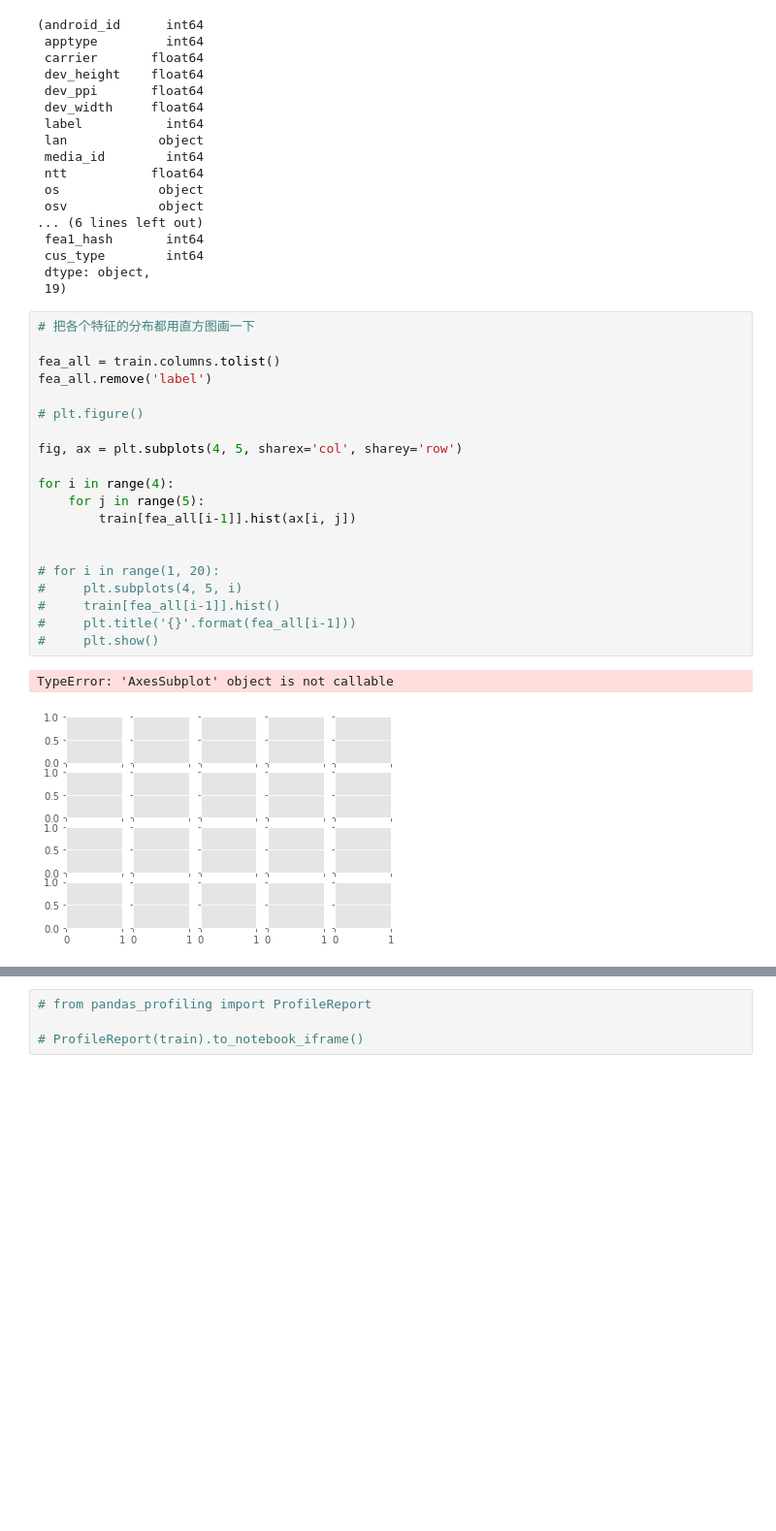
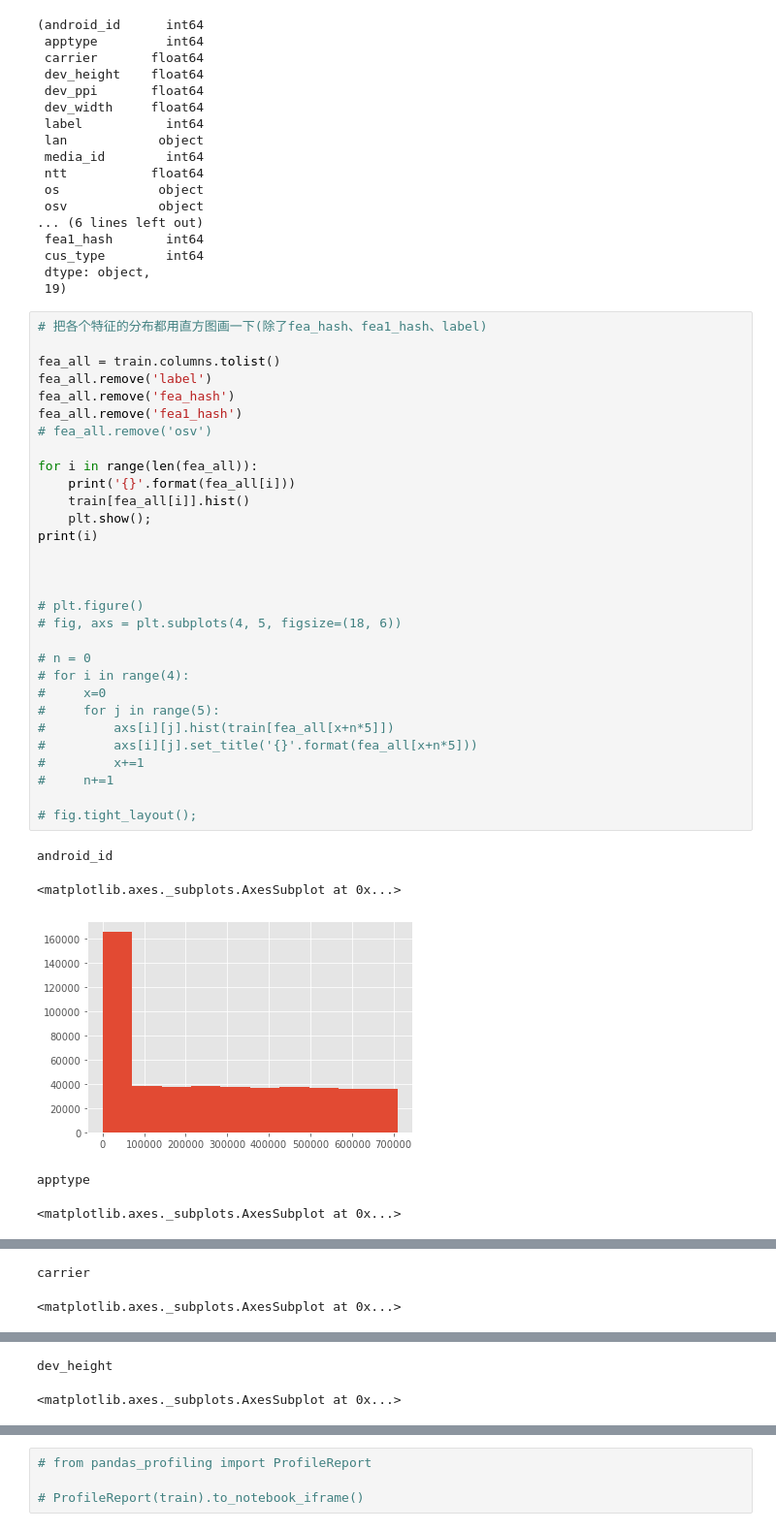
Before and after one commit to xihuishawpy/coggle_11month, a Jupyter notebook: 12月-MarTech_Challenge/test.ipynb, the cells around one changed output, grey strips where cells are left out. Shown at 97% size. Drawn from its saved outputs; the diff is of its cells as text; blank space fills up the shorter version.

```diff
--- a/12月-MarTech_Challenge/test.ipynb
+++ b/12月-MarTech_Challenge/test.ipynb
@@ -64,26 +64,39 @@ train.dtypes,len(train.columns)-1
  cus_type        int64
  dtype: object,
  19)
-# %%
-# 把各个特征的分布都用直方图画一下
-
-fea_all = train.columns.tolist()
-fea_all.remove('label')
-
-# plt.figure()
-
-fig, ax = plt.subplots(4, 5, sharex='col', sharey='row')
-
-for i in range(4):
-    for j in range(5):
-        train[fea_all[i-1]].hist(ax[i, j])
-
-
-# for i in range(1, 20):
-#     plt.subplots(4, 5, i)
-#     train[fea_all[i-1]].hist()
-#     plt.title('{}'.format(fea_all[i-1]))
-#     plt.show()
-# %% [output]
-TypeError: 'AxesSubplot' object is not callable
-[figure, removed]
+# %%
+# 把各个特征的分布都用直方图画一下(除了fea_hash、fea1_hash、label)
+
+fea_all = train.columns.tolist()
+fea_all.remove('label')
+fea_all.remove('fea_hash')
+fea_all.remove('fea1_hash')
+# fea_all.remove('osv')
+
+for i in range(len(fea_all)):
+    print('{}'.format(fea_all[i]))
+    train[fea_all[i]].hist()
+    plt.show();
+print(i)
+
+
+
+# plt.figure()
+# fig, axs = plt.subplots(4, 5, figsize=(18, 6))
+
+# n = 0
+# for i in range(4):
+#     x=0
+#     for j in range(5):
+#         axs[i][j].hist(train[fea_all[x+n*5]])
+#         axs[i][j].set_title('{}'.format(fea_all[x+n*5]))
+#         x+=1
+#     n+=1
+
+# fig.tight_layout();
+# %% [output]
+android_id
+<matplotlib.axes._subplots.AxesSubplot at 0x...>
+[figure, added]
+apptype
+<matplotlib.axes._subplots.AxesSubplot at 0x...>
@@ -89,0 +104,2 @@ TypeError: 'AxesSubplot' object is not callable
+carrier
+<matplotlib.axes._subplots.AxesSubplot at 0x...>
@@ -89,0 +107,2 @@ TypeError: 'AxesSubplot' object is not callable
+dev_height
+<matplotlib.axes._subplots.AxesSubplot at 0x...>
```
Also changed, not shown: parts of 1 cell of this notebook.
